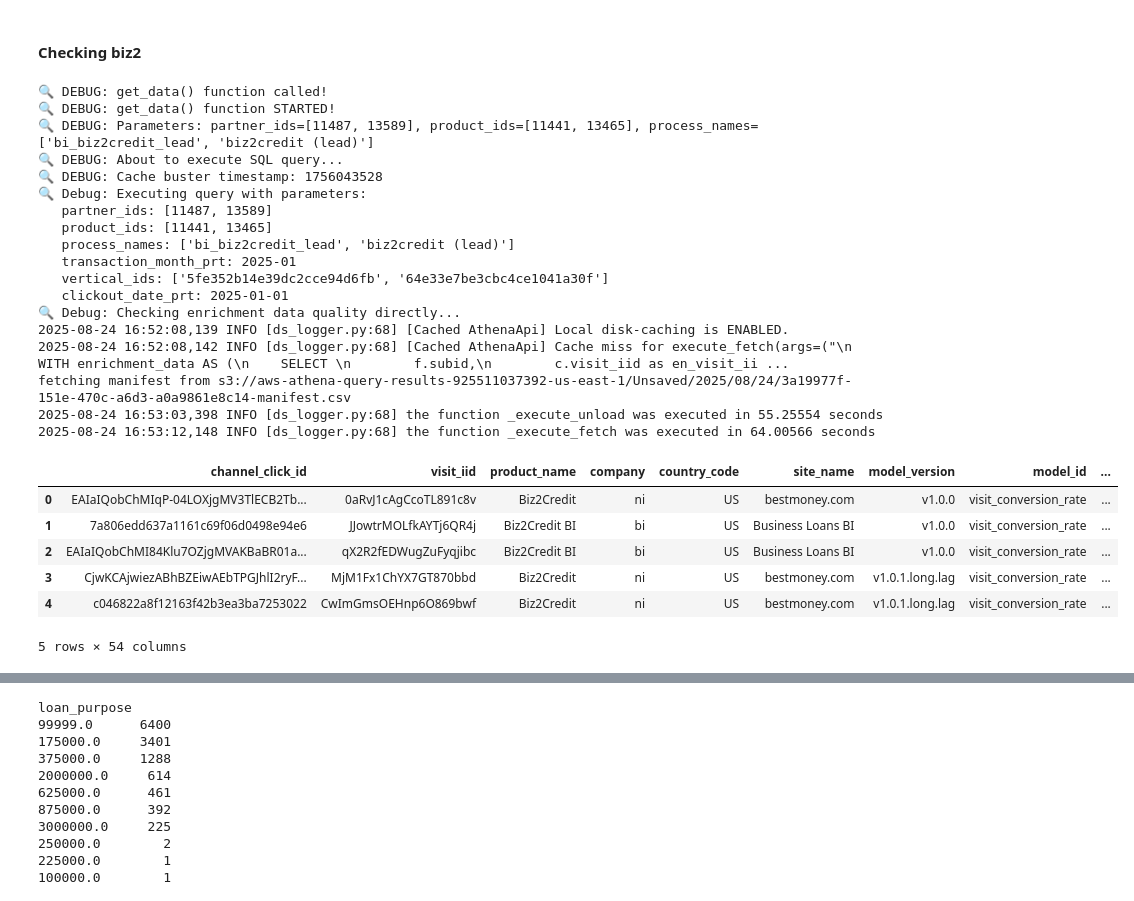
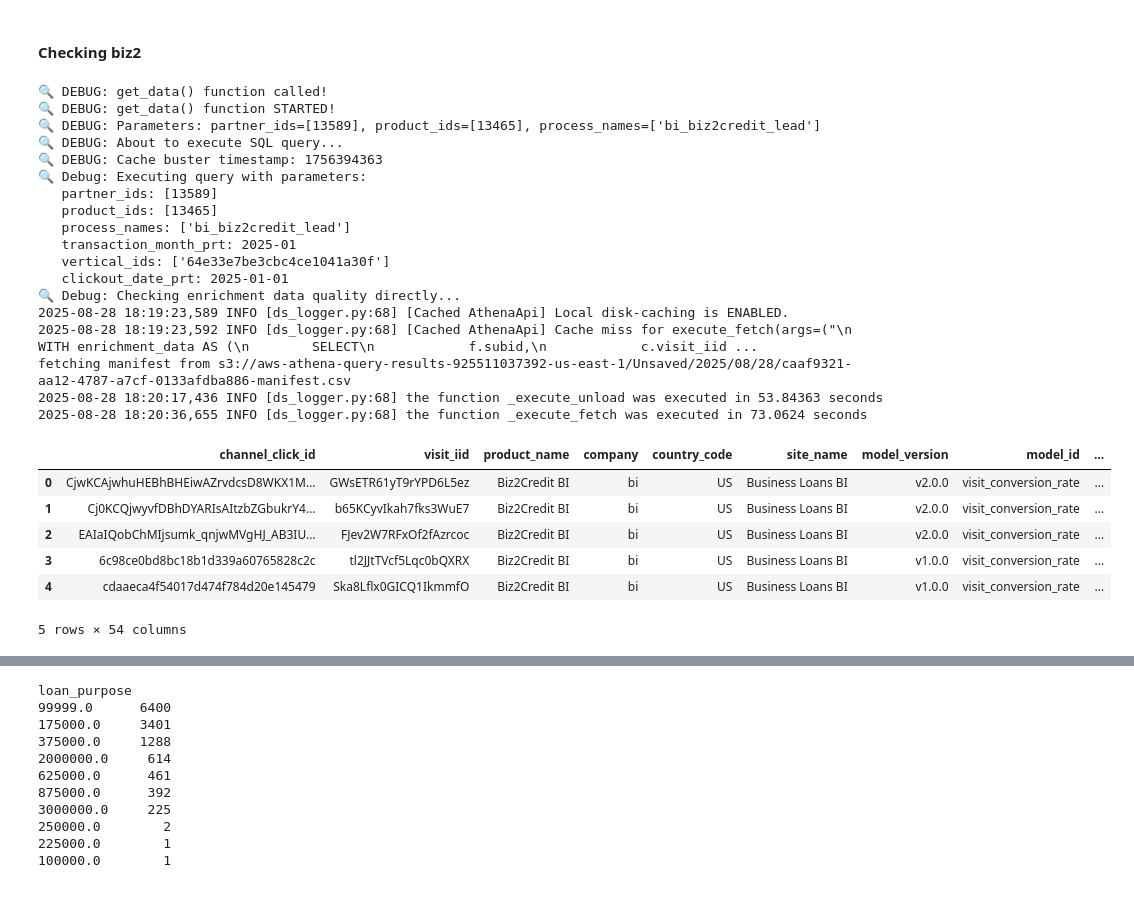
Before and after one commit to omribouch/enrichment, a Jupyter notebook: enrich_notebook.ipynb, the cells around one changed output, grey strips where cells are left out. Cells and saved outputs as stored; diff of their text form; code cells hidden in the pictures.

```diff
--- a/enrich_notebook.ipynb
+++ b/enrich_notebook.ipynb
@@ -30,11 +30,11 @@ from sklearn.pipeline import Pipeline  # Use standard sklearn Pipeline instead
 # check check check:
 
 def get_data(
-    partner_ids: list = [11487],  # Only ni company
-    product_ids: list = [11441],  # Only ni product
-    process_names: list = ['biz2credit (lead)'],  # Only ni process
+    partner_ids: list = [13589],  # Only ni company
+    product_ids: list = [13465],  # Only ni product
+    process_names: list = ['bi_biz2credit_lead'],  # Only ni process
     transaction_month_prt: str = '2025-01',
-    vertical_ids: list = ['5fe352b14e39dc2cce94d6fb'],  # Only ni vertical
+    vertical_ids: list = ['64e33e7be3cbc4ce1041a30f'],  # Only ni vertical
     clickout_date_prt: str = '2025-01-01'
 ) -> pd.DataFrame:
     print("🔍 DEBUG: get_data() function called!")
@@ -178,48 +178,48 @@ on (p.channel_click_id = en.en_channel_click_id and p.visit_iid = en.en_visit_ii
     try:
         print("🔍 Debug: Checking enrichment data quality directly...")
         # The following lines reference 'row', which is undefined in this context.
         # They are commented out to avoid NameError.
         # print(f"   Total SUBIDS: {row[0]:,}")
         # print(f"   USER_RANK coverage: {row[1]:,} ({row[1]/row[0]*100:.1f}%)")
         # print(f"   SKU coverage: {row[2]:,} ({row[2]/row[0]*100:.1f}%)")
         # print(f"   OS coverage: {row[3]:,} ({row[3]/row[0]*100:.1f}%)")
         # print(f"   AGE_GROUP coverage: {row[4]:,} ({row[4]/row[0]*100:.1f}%)")
         # print(f"   NET_REVENUE coverage: {row[5]:,} ({row[5]/row[0]*100:.1f}%)")
         # print(f"   CUSTOMER_STATUS coverage: {row[6]:,} ({row[6]/row[0]*100:.1f}%)")
         pass
     except Exception as e:
         print(f"🔍 Debug: Could not check enrichment data quality: {e}")
 
     raw = CachedAthenaApi().execute_fetch(query_biz)
     df_biz_enrich = pd.DataFrame(raw)
     return df_biz_enrich
 
 df_biz_enrich = get_data()
 df_biz_enrich.head()
 # %% [output]
 🔍 DEBUG: get_data() function called!
 🔍 DEBUG: get_data() function STARTED!
-🔍 DEBUG: Parameters: partner_ids=[11487, 13589], product_ids=[11441, 13465], process_names=['bi_biz2credit_lead', 'biz2credit (lead)']
+🔍 DEBUG: Parameters: partner_ids=[13589], product_ids=[13465], process_names=['bi_biz2credit_lead']
 🔍 DEBUG: About to execute SQL query...
-🔍 DEBUG: Cache buster timestamp: 1756043528
+🔍 DEBUG: Cache buster timestamp: 1756394363
 🔍 Debug: Executing query with parameters:
-   partner_ids: [11487, 13589]
-   product_ids: [11441, 13465]
-   process_names: ['bi_biz2credit_lead', 'biz2credit (lead)']
+   partner_ids: [13589]
+   product_ids: [13465]
+   process_names: ['bi_biz2credit_lead']
    transaction_month_prt: 2025-01
-   vertical_ids: ['5fe352b14e39dc2cce94d6fb', '64e33e7be3cbc4ce1041a30f']
+   vertical_ids: ['64e33e7be3cbc4ce1041a30f']
    clickout_date_prt: 2025-01-01
 🔍 Debug: Checking enrichment data quality directly...
-2025-08-24 16:52:08,139 INFO [ds_logger.py:68] [Cached AthenaApi] Local disk-caching is ENABLED.
-2025-08-24 16:52:08,142 INFO [ds_logger.py:68] [Cached AthenaApi] Cache miss for execute_fetch(args=("\n    WITH enrichment_data AS (\n    SELECT \n        f.subid,\n        c.visit_iid as en_visit_ii ...
-fetching manifest from s3://aws-athena-query-results-925511037392-us-east-1/Unsaved/2025/08/24/3a19977f-151e-470c-a6d3-a0a9861e8c14-manifest.csv
-2025-08-24 16:53:03,398 INFO [ds_logger.py:68] the function _execute_unload was executed in 55.25554 seconds
-2025-08-24 16:53:12,148 INFO [ds_logger.py:68] the function _execute_fetch was executed in 64.00566 seconds
+2025-08-28 18:19:23,589 INFO [ds_logger.py:68] [Cached AthenaApi] Local disk-caching is ENABLED.
+2025-08-28 18:19:23,592 INFO [ds_logger.py:68] [Cached AthenaApi] Cache miss for execute_fetch(args=("\n        WITH enrichment_data AS (\n        SELECT\n            f.subid,\n            c.visit_iid ...
+fetching manifest from s3://aws-athena-query-results-925511037392-us-east-1/Unsaved/2025/08/28/caaf9321-aa12-4787-a7cf-0133afdba886-manifest.csv
+2025-08-28 18:20:17,436 INFO [ds_logger.py:68] the function _execute_unload was executed in 53.84363 seconds
+2025-08-28 18:20:36,655 INFO [ds_logger.py:68] the function _execute_fetch was executed in 73.0624 seconds
 |  | channel_click_id | visit_iid | product_name | company | country_code | site_name | model_version | model_id | ... |
-| 0 | EAIaIQobChMIqP-04LOXjgMV3TlECB2Tb... | 0aRvJ1cAgCcoTL891c8v | Biz2Credit | ni | US | bestmoney.com | v1.0.0 | visit_conversion_rate | ... |
-| 1 | 7a806edd637a1161c69f06d0498e94e6 | JJowtrMOLfkAYTj6QR4j | Biz2Credit BI | bi | US | Business Loans BI | v1.0.0 | visit_conversion_rate | ... |
-| 2 | EAIaIQobChMI84Klu7OZjgMVAKBaBR01a... | qX2R2fEDWugZuFyqjibc | Biz2Credit BI | bi | US | Business Loans BI | v1.0.0 | visit_conversion_rate | ... |
-| 3 | CjwKCAjwiezABhBZEiwAEbTPGJhlI2ryF... | MjM1Fx1ChYX7GT870bbd | Biz2Credit | ni | US | bestmoney.com | v1.0.1.long.lag | visit_conversion_rate | ... |
-| 4 | c046822a8f12163f42b3ea3ba7253022 | CwImGmsOEHnp6O869bwf | Biz2Credit | ni | US | bestmoney.com | v1.0.1.long.lag | visit_conversion_rate | ... |
+| 0 | CjwKCAjwhuHEBhBHEiwAZrvdcsD8WKX1M... | GWsETR61yT9rYPD6L5ez | Biz2Credit BI | bi | US | Business Loans BI | v2.0.0 | visit_conversion_rate | ... |
+| 1 | Cj0KCQjwyvfDBhDYARIsAItzbZGbukrY4... | b65KCyvIkah7fks3WuE7 | Biz2Credit BI | bi | US | Business Loans BI | v2.0.0 | visit_conversion_rate | ... |
+| 2 | EAIaIQobChMIjsumk_qnjwMVgHJ_AB3IU... | FJev2W7RFxOf2fAzrcoc | Biz2Credit BI | bi | US | Business Loans BI | v2.0.0 | visit_conversion_rate | ... |
+| 3 | 6c98ce0bd8bc18b1d339a60765828c2c | tl2JJtTVcf5Lqc0bQXRX | Biz2Credit BI | bi | US | Business Loans BI | v1.0.0 | visit_conversion_rate | ... |
+| 4 | cdaaeca4f54017d474f784d20e145479 | Ska8Lflx0GICQ1IkmmfO | Biz2Credit BI | bi | US | Business Loans BI | v1.0.0 | visit_conversion_rate | ... |
 5 rows × 54 columns
 # %%
```
Also changed, not shown: parts of 12 cells of this notebook, 1 other file.
